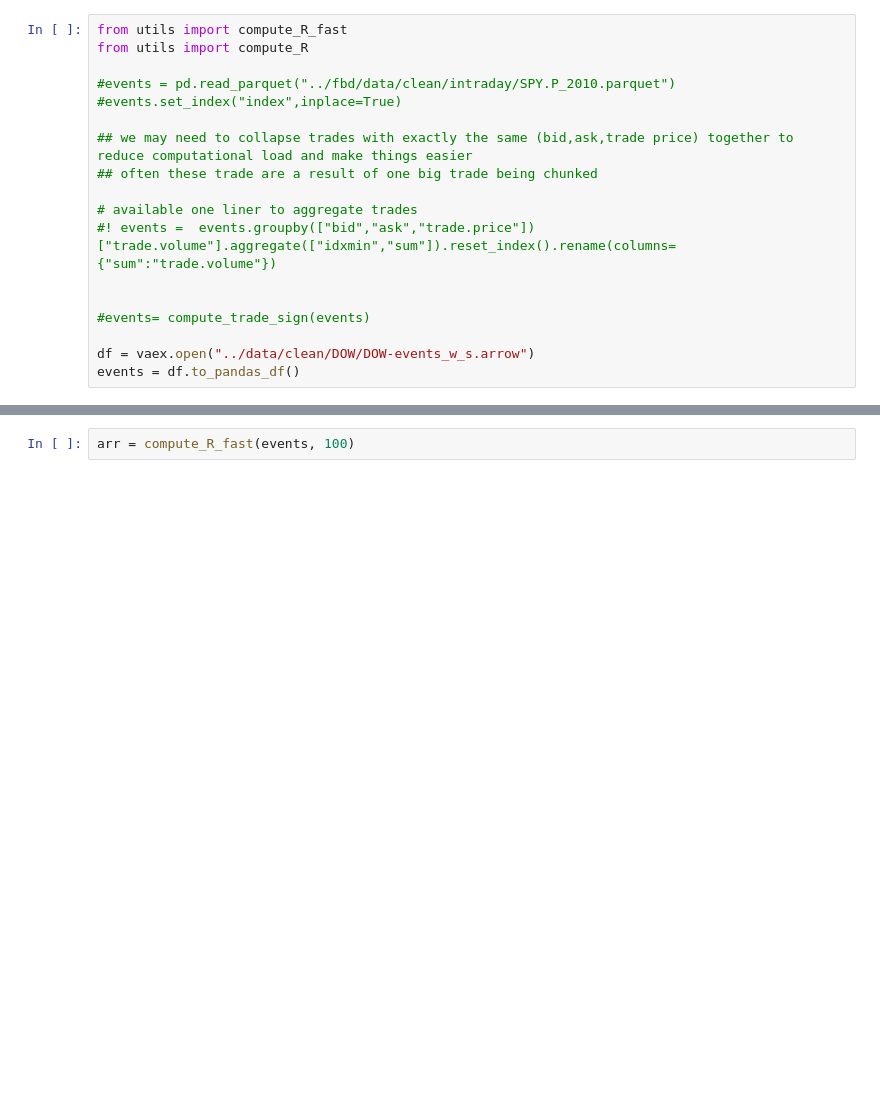
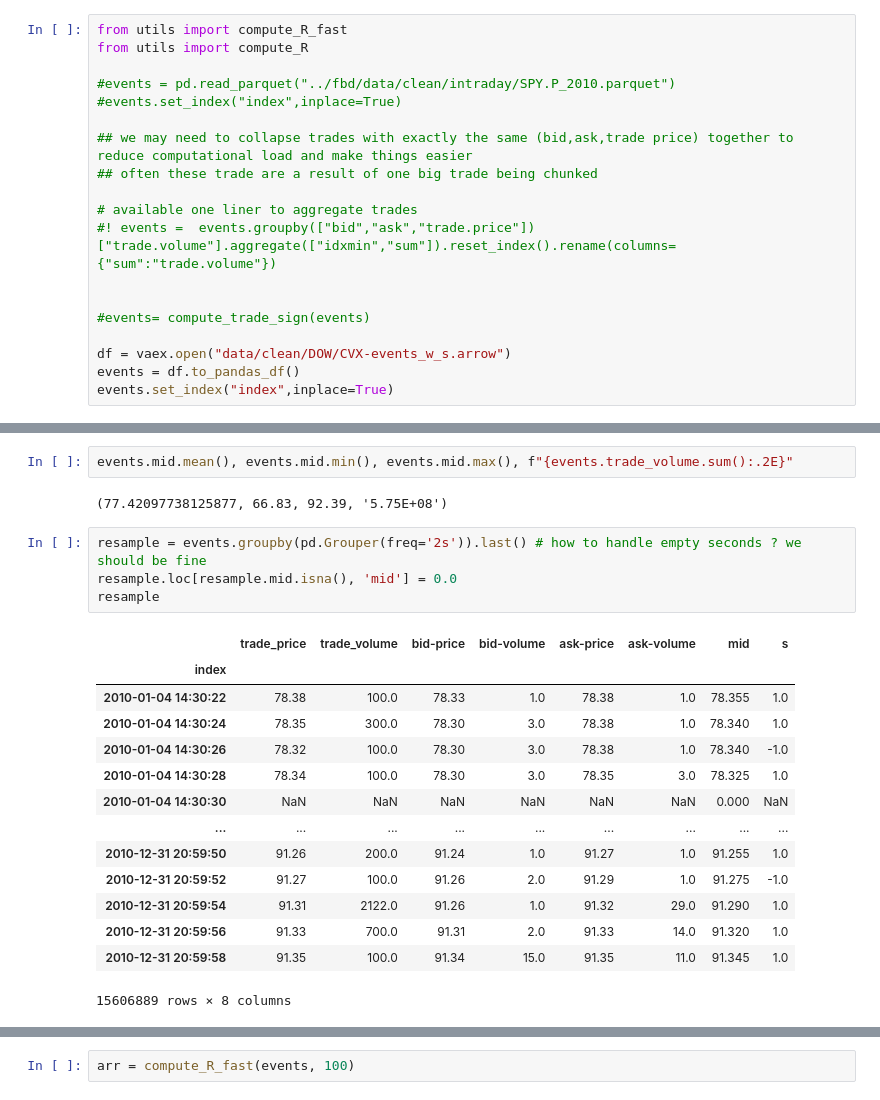
Before and after one commit to HaroldBenoit/behavioural-trading, a Jupyter notebook: project.ipynb, the cells around one changed output, grey strips where cells are left out. Saved outputs shown, nothing was run; the diff lists cells and outputs as text; blank space fills up the shorter version.

```diff
--- a/project.ipynb
+++ b/project.ipynb
@@ -25,5 +28,6 @@ from utils import compute_R
 
 #events= compute_trade_sign(events)
 
-df = vaex.open("../data/clean/DOW/DOW-events_w_s.arrow")
+df = vaex.open("data/clean/DOW/CVX-events_w_s.arrow")
 events = df.to_pandas_df()
+events.set_index("index",inplace=True)
@@ -45,0 +34,23 @@ events
+# %%
+events.mid.mean(), events.mid.min(), events.mid.max(), f"{events.trade_volume.sum():.2E}"
+# %% [output]
+(77.42097738125877, 66.83, 92.39, '5.75E+08')
+# %%
+resample = events.groupby(pd.Grouper(freq='2s')).last() # how to handle empty seconds ? we should be fine
+resample.loc[resample.mid.isna(), 'mid'] = 0.0
+resample
+# %% [output]
+|  | trade_price | trade_volume | bid-price | bid-volume | ask-price | ask-volume | mid | s |
+| index |  |  |  |  |  |  |  |  |
+| 2010-01-04 14:30:22 | 78.38 | 100.0 | 78.33 | 1.0 | 78.38 | 1.0 | 78.355 | 1.0 |
+| 2010-01-04 14:30:24 | 78.35 | 300.0 | 78.30 | 3.0 | 78.38 | 1.0 | 78.340 | 1.0 |
+| 2010-01-04 14:30:26 | 78.32 | 100.0 | 78.30 | 3.0 | 78.38 | 1.0 | 78.340 | -1.0 |
+| 2010-01-04 14:30:28 | 78.34 | 100.0 | 78.30 | 3.0 | 78.35 | 3.0 | 78.325 | 1.0 |
+| 2010-01-04 14:30:30 | NaN | NaN | NaN | NaN | NaN | NaN | 0.000 | NaN |
+| ... | ... | ... | ... | ... | ... | ... | ... | ... |
+| 2010-12-31 20:59:50 | 91.26 | 200.0 | 91.24 | 1.0 | 91.27 | 1.0 | 91.255 | 1.0 |
+| 2010-12-31 20:59:52 | 91.27 | 100.0 | 91.26 | 2.0 | 91.29 | 1.0 | 91.275 | -1.0 |
+| 2010-12-31 20:59:54 | 91.31 | 2122.0 | 91.26 | 1.0 | 91.32 | 29.0 | 91.290 | 1.0 |
+| 2010-12-31 20:59:56 | 91.33 | 700.0 | 91.31 | 2.0 | 91.33 | 14.0 | 91.320 | 1.0 |
+| 2010-12-31 20:59:58 | 91.35 | 100.0 | 91.34 | 15.0 | 91.35 | 11.0 | 91.345 | 1.0 |
+15606889 rows × 8 columns
```
Also changed, not shown: parts of 3 cells of this notebook, 2 other files.
